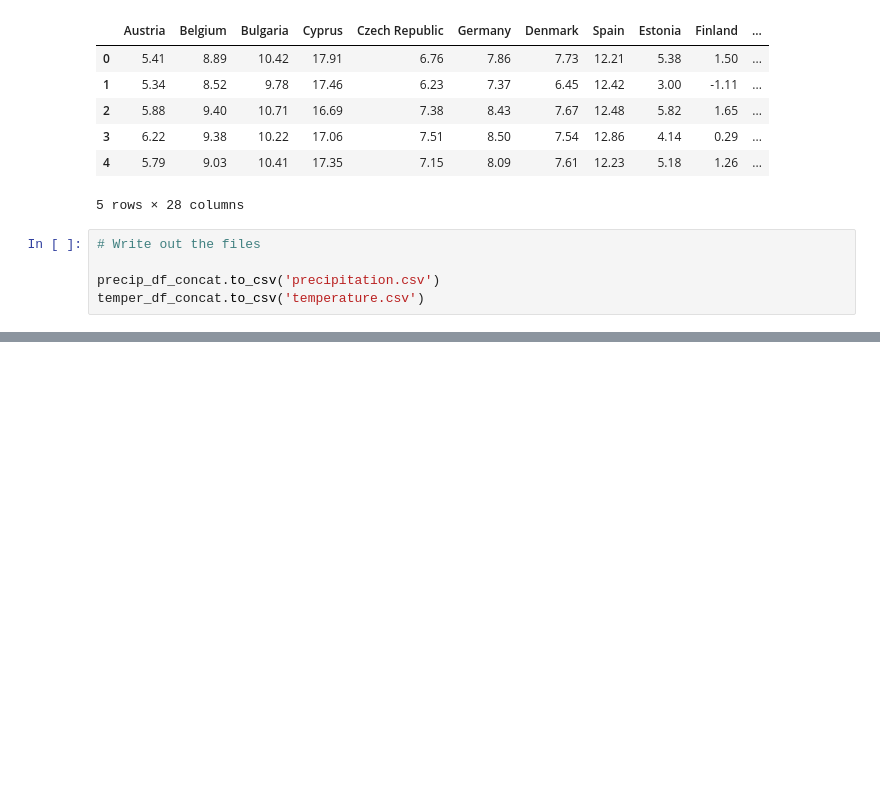
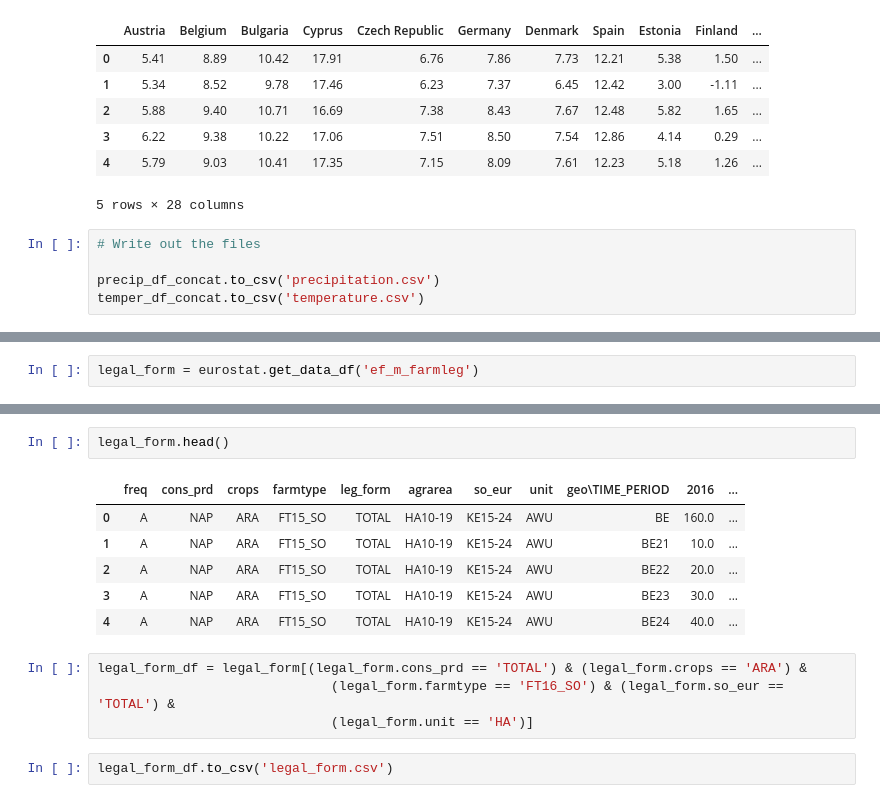
Before and after one commit to sba22206/semester1_ca2, a Jupyter notebook: load_and_write_data.ipynb, the cells around one changed output, grey strips where cells are left out. Cells and saved outputs as stored; diff of their text form; blank space fills up the shorter version.

```diff
--- a/load_and_write_data.ipynb
+++ b/load_and_write_data.ipynb
@@ -129,0 +284,2 @@ temper_df_concat.to_csv('temperature.csv')
+# %%
+legal_form = eurostat.get_data_df('ef_m_farmleg')
@@ -129,0 +307,15 @@ temper_df_concat.to_csv('temperature.csv')
+# %%
+legal_form.head()
+# %% [output]
+|  | freq | cons_prd | crops | farmtype | leg_form | agrarea | so_eur | unit | geo\TIME_PERIOD | 2016 | ... |
+| 0 | A | NAP | ARA | FT15_SO | TOTAL | HA10-19 | KE15-24 | AWU | BE | 160.0 | ... |
+| 1 | A | NAP | ARA | FT15_SO | TOTAL | HA10-19 | KE15-24 | AWU | BE21 | 10.0 | ... |
+| 2 | A | NAP | ARA | FT15_SO | TOTAL | HA10-19 | KE15-24 | AWU | BE22 | 20.0 | ... |
+| 3 | A | NAP | ARA | FT15_SO | TOTAL | HA10-19 | KE15-24 | AWU | BE23 | 30.0 | ... |
+| 4 | A | NAP | ARA | FT15_SO | TOTAL | HA10-19 | KE15-24 | AWU | BE24 | 40.0 | ... |
+# %%
+legal_form_df = legal_form[(legal_form.cons_prd == 'TOTAL') & (legal_form.crops == 'ARA') &
+                              (legal_form.farmtype == 'FT16_SO') & (legal_form.so_eur == 'TOTAL') &
+                              (legal_form.unit == 'HA')]
+# %%
+legal_form_df.to_csv('legal_form.csv')
```
Also changed, not shown: parts of 46 cells of this notebook.
